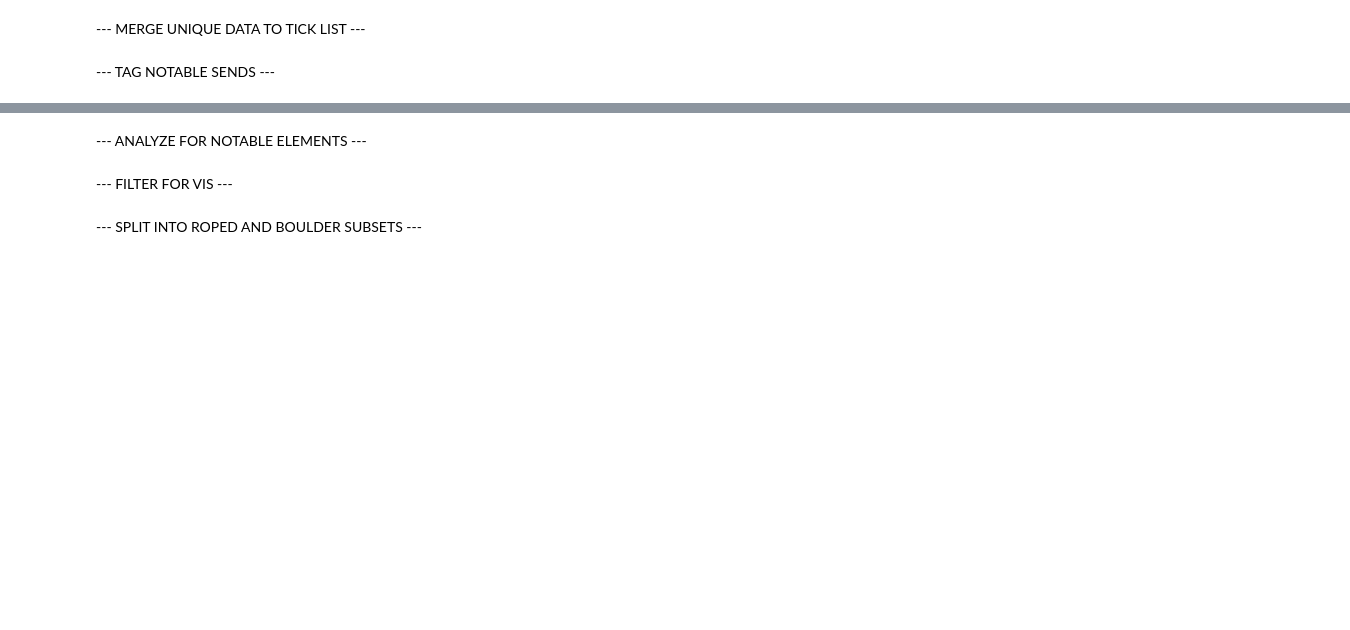
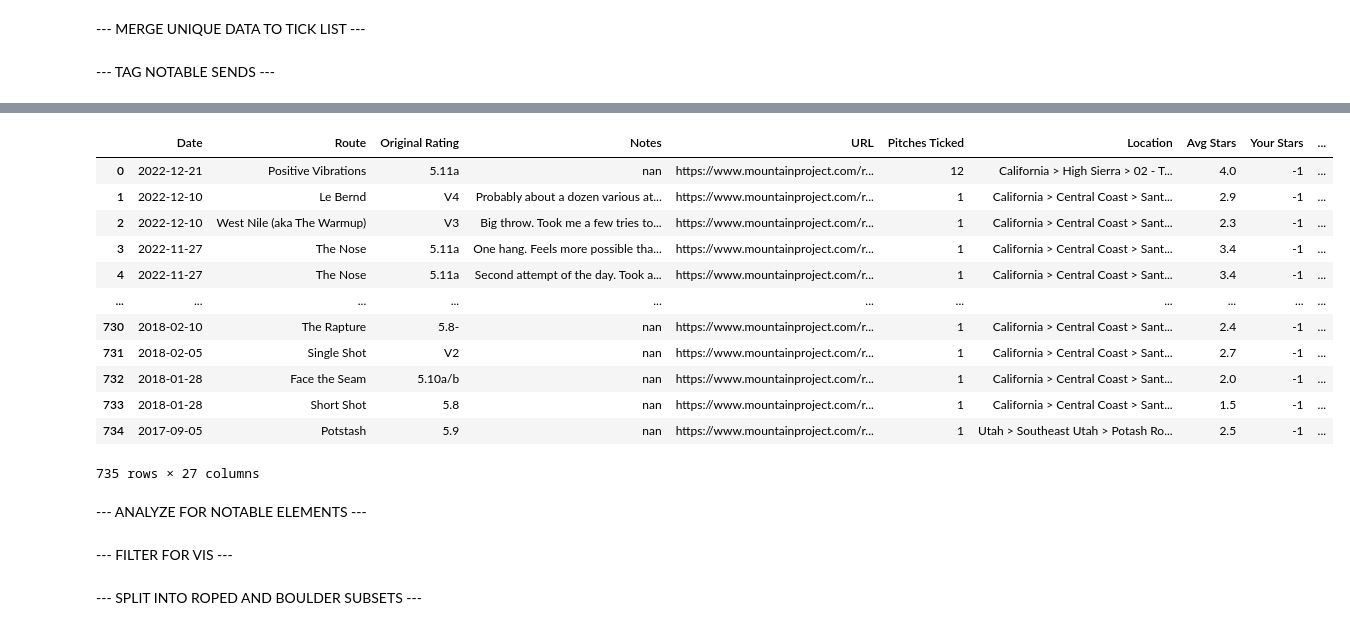
Before and after one commit to Brayden-L/Giza, a Jupyter notebook: Giza/user_send_analytics.ipynb, the cells around one changed output, grey strips where cells are left out. Cells and saved outputs as stored; diff of their text form; code cells hidden in the pictures; blank space fills up the shorter version.

```diff
--- a/Giza/user_send_analytics.ipynb
+++ b/Giza/user_send_analytics.ipynb
@@ -110,10 +89,10 @@ df_usendm = df_usendm.merge(df_usend_uniq[['Route ID', 'Pitches', 'Lead Ratio',
 # %%
 #Initialize columns
 
-df_usendm.insert(len(df_usendm.columns),'Flash/Onsight','')
-df_usendm.insert(len(df_usendm.columns),'Worked Clean','')
-df_usendm.insert(len(df_usendm.columns),'Grade Breakthrough','')
-df_usendm.insert(len(df_usendm.columns),'Attempts','')
+df_usendm.insert(len(df_usendm.columns),'Flash/Onsight',None)
+df_usendm.insert(len(df_usendm.columns),'Worked Clean',None)
+df_usendm.insert(len(df_usendm.columns),'Grade Breakthrough',None)
+df_usendm.insert(len(df_usendm.columns),'Attempts',float('NaN'))
 # %%
 # We want to tag important climbs, namely flash/onsights, worked clean routes and grade breakthroughs.
 
@@ -136,6 +115,28 @@ breakthrough_indexes = dfbreakthr.groupby('Rating', observed=True)['Date'].idxmi
 df_usendm.loc[breakthrough_indexes, "Grade Breakthrough"] = True
 df_usendm.loc[breakthrough_indexes]
 
+def count_user_attempt2rp(df_source):
+    """Takes a dataframe of all user ticks of a given climb, outputs number of attempts to first rp
+
+    Parameters
+    ----------
+    df_source : df
+        User ticks of a given climb
+
+    Returns
+    -------
+    int
+        Number of attempts to first redpoint
+    """
+    pitchnum = df_source.iloc[0]['Pitches']
+    firstrp_cutoff = df_source[df_source['Lead Style'].isin(CLEAN_SEND_WORKED)]['Date'].idxmin() # Find index of first rp
+    # If multipitch, we count ticks. If singlepitch we count number of total ticked pitches.
+    if pitchnum > 1:
+        nattempts = df_source.sort_values('Date', ascending=False).loc[firstrp_cutoff::]['Pitches Ticked'].count()
+    if pitchnum == 1:
+        nattempts = df_source.sort_values('Date', ascending=False).loc[firstrp_cutoff::]['Pitches Ticked'].sum() # Sum all pitches attempted prior to that
+    return nattempts
+
 # Count number of attempts to send
 # Assumes no style lead ticks are fell/hung
 # Assumes rp/pp with no prior tick history has one prior attempt
@@ -143,8 +144,9 @@ df_usendm.loc[breakthrough_indexes]
 # !!! This will falsely identify a single pitch climb broken into multiple pitches as two attempts, there isn't really a good way to detect this.
 df_all_worked.loc[df_worked_sub2.index.values, "Worked Clean"] = True # To make the next line work properly, we need to backfill the "worked clean" flag to worked clean.
 df_all_worked.drop(df_all_worked[(df_all_worked['Lead Style'].isin(CLEAN_SEND_WORKED)) & (df_all_worked['Worked Clean'] == '')].index, inplace=True) # remove all redpoints/pinkpoints after first for purpose of counting attempts, this can be done by removing all rows that are redpoints but not marked 'worked clean'
-num_to_send = df_all_worked.groupby('Route ID')['Pitches'].sum()
-matched_attempts = df_usendm[df_usendm['Worked Clean'] == True].merge(num_to_send, on="Route ID", how="left")
-matched_attempts.index = df_usendm[df_usendm['Worked Clean'] == True].index # I'm dumb and this is the best way I could find to get my index to remain
-df_usendm.loc[matched_attempts.index, "Attempts"] = matched_attempts.iloc[:,-1]
-df_usendm.loc[df_usendm['Attempts'] == 1, 'Attempts'] = 2 # This assumes rp with 1 pitch and no prior ticks had one prior attempt
+df_usendm['Attempts'] = df_usendm.groupby('Route ID').progress_apply(lambda x: count_attempt2rp(x, x['Pitches']))
+# num_to_send = df_all_worked.groupby('Route ID')['Pitches Ticked'].sum()
+# matched_attempts = df_usendm[df_usendm['Worked Clean'] == True].merge(num_to_send, on="Route ID", how="left")
+# matched_attempts.index = df_usendm[df_usendm['Worked Clean'] == True].index # I'm dumb and this is the best way I could find to get my index to remain
+# df_usendm.loc[matched_attempts.index, "Attempts"] = matched_attempts.iloc[:,-1]
+# df_usendm.loc[df_usendm['Attempts'] == 1, 'Attempts'] = 2 # This assumes rp with 1 pitch and no prior ticks had one prior attempt
@@ -151,3 +163,19 @@ df_usendm.loc[df_usendm['Attempts'] == 1, 'Attempts'] = 2 # This assumes rp with
+# %%
+df_usendm
+# %% [output]
+|  | Date | Route | Original Rating | Notes | URL | Pitches Ticked | Location | Avg Stars | Your Stars | ... |
+| 0 | 2022-12-21 | Positive Vibrations | 5.11a | nan | https://www.mountainproject.com/r... | 12 | California > High Sierra > 02 - T... | 4.0 | -1 | ... |
+| 1 | 2022-12-10 | Le Bernd | V4 | Probably about a dozen various at... | https://www.mountainproject.com/r... | 1 | California > Central Coast > Sant... | 2.9 | -1 | ... |
+| 2 | 2022-12-10 | West Nile (aka The Warmup) | V3 | Big throw. Took me a few tries to... | https://www.mountainproject.com/r... | 1 | California > Central Coast > Sant... | 2.3 | -1 | ... |
+| 3 | 2022-11-27 | The Nose | 5.11a | One hang. Feels more possible tha... | https://www.mountainproject.com/r... | 1 | California > Central Coast > Sant... | 3.4 | -1 | ... |
+| 4 | 2022-11-27 | The Nose | 5.11a | Second attempt of the day. Took a... | https://www.mountainproject.com/r... | 1 | California > Central Coast > Sant... | 3.4 | -1 | ... |
+| ... | ... | ... | ... | ... | ... | ... | ... | ... | ... | ... |
+| 730 | 2018-02-10 | The Rapture | 5.8- | nan | https://www.mountainproject.com/r... | 1 | California > Central Coast > Sant... | 2.4 | -1 | ... |
+| 731 | 2018-02-05 | Single Shot | V2 | nan | https://www.mountainproject.com/r... | 1 | California > Central Coast > Sant... | 2.7 | -1 | ... |
+| 732 | 2018-01-28 | Face the Seam | 5.10a/b | nan | https://www.mountainproject.com/r... | 1 | California > Central Coast > Sant... | 2.0 | -1 | ... |
+| 733 | 2018-01-28 | Short Shot | 5.8 | nan | https://www.mountainproject.com/r... | 1 | California > Central Coast > Sant... | 1.5 | -1 | ... |
+| 734 | 2017-09-05 | Potstash | 5.9 | nan | https://www.mountainproject.com/r... | 1 | Utah > Southeast Utah > Potash Ro... | 2.5 | -1 | ... |
+735 rows × 27 columns
 # %% [markdown]
 --- ANALYZE FOR NOTABLE ELEMENTS ---
 # %%
```
Also changed, not shown: parts of 2 cells of this notebook.
